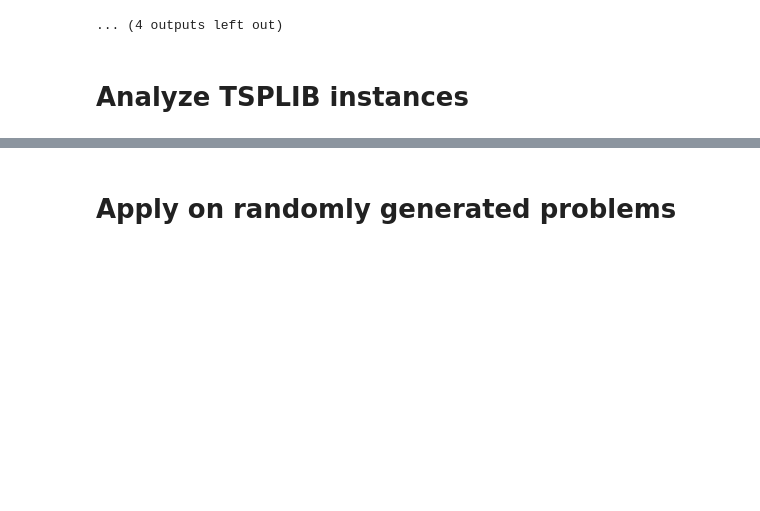
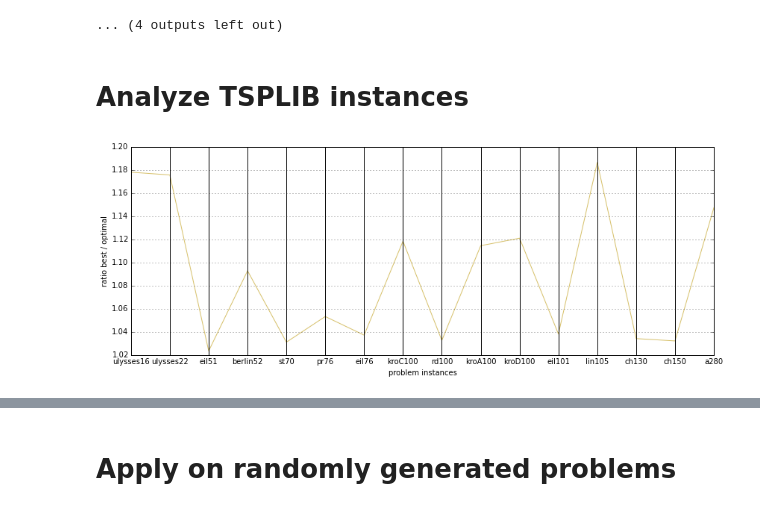
Before and after one commit to fracta/ift6751_metaheuristiques_optimisation-, a Jupyter notebook: devoir3/src/Homework3.ipynb, the cells around one changed output, grey strips where cells are left out. Drawn from its saved outputs; the diff is of its cells as text; code cells hidden in the pictures; blank space fills up the shorter version.

```diff
--- a/devoir3/src/Homework3.ipynb
+++ b/devoir3/src/Homework3.ipynb
@@ -403,24 +407,35 @@ for name in names:
 from pandas import DataFrame
 from pandas.tools.plotting import parallel_coordinates
 # %%
+# plot the ratio of distance to optimal distance
+
 data = []
 
 for name in names:
     prob = problems[name]
     # get the optimal known value
     opt_rt = Route(solutions[name])
     opt_dist = opt_rt.get_distance_int(prob.original_distance_matrix)
 
     # get the obtained value
     rt = opt_routes[name]
     rt_dist = rt.get_distance_int(prob.original_distance_matrix)
 
     # add to the data
     data.append((rt_dist, opt_dist, float(rt_dist) / opt_dist))
 
 fig_names = copy.copy(names)
 fig_names.insert(0, "performance")
 fig_data = map(lambda x: x[2], data)
 fig_data.insert(0, "")
 ratios = DataFrame([fig_data], columns=fig_names)
+
+
+plt.figure(figsize=(14, 5))
+parallel_coordinates(ratios, "performance")
+plt.xlabel("problem instances")
+plt.ylabel("ratio best / optimal")
+savefig("../draft/figs/ratios.png")
+# %% [output]
+[figure, added]
 # %%
```
Also changed, not shown: parts of 6 cells of this notebook, 27 other files.
